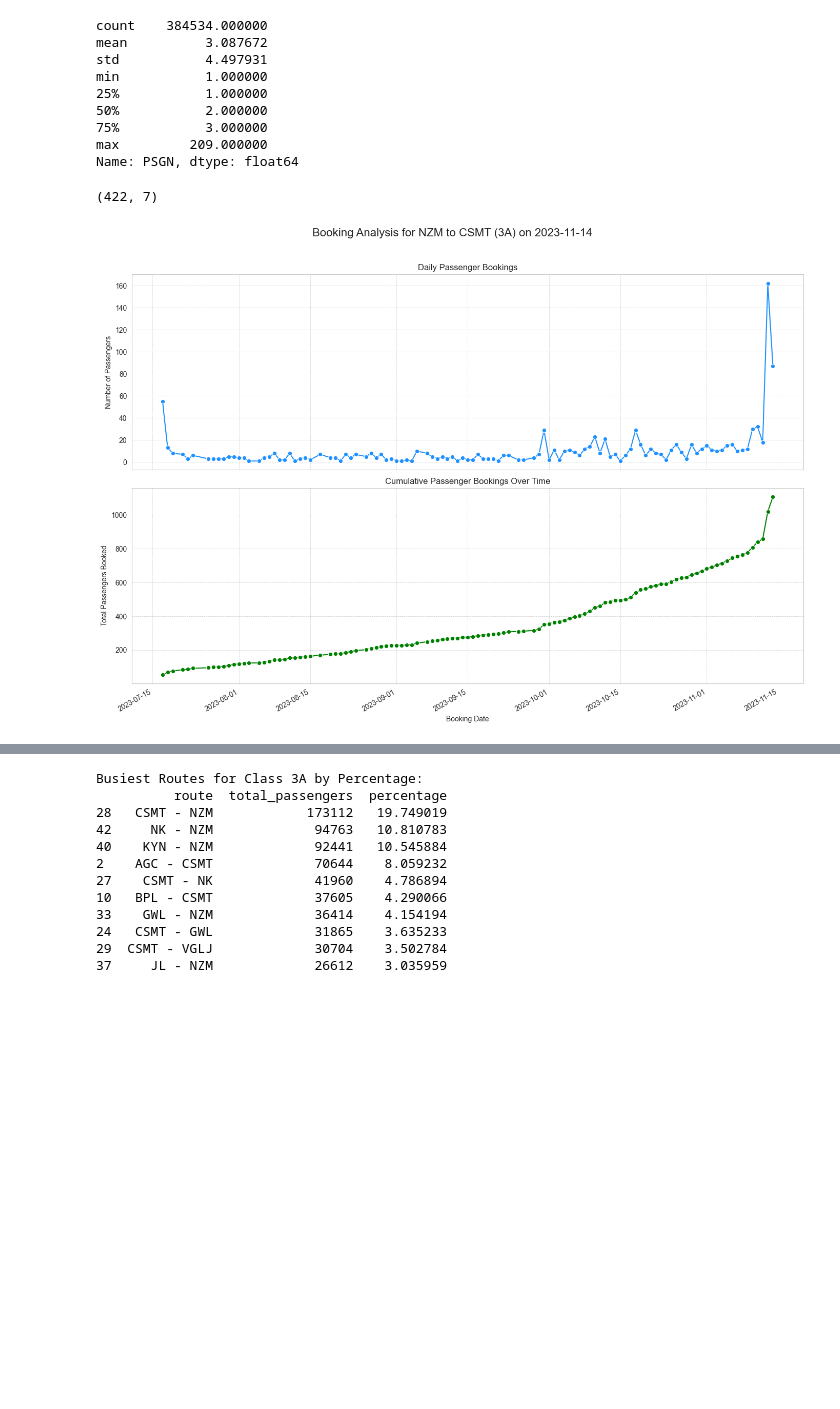
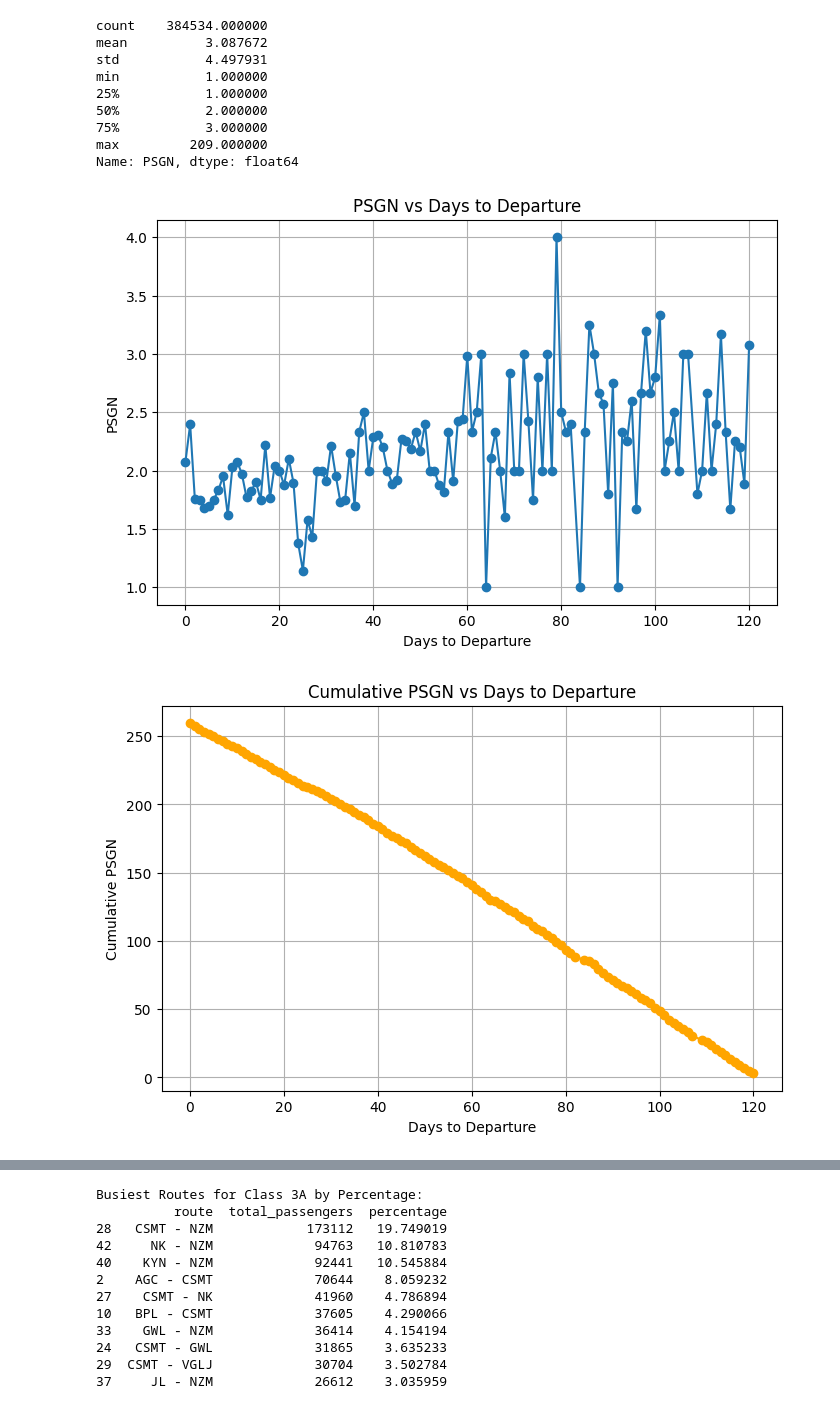
Before and after one commit to yashu1819/DPonTrain, a Jupyter notebook: Analysis/T22222.ipynb, the cells around one changed output, grey strips where cells are left out. Cells and saved outputs as stored; diff of their text form; code cells hidden in the pictures; blank space fills up the shorter version.

```diff
--- a/Analysis/T22222.ipynb
+++ b/Analysis/T22222.ipynb
@@ -93,64 +93,62 @@ import matplotlib.dates as mdates # Add this line
 # %%
 
 
 # 1. --- Define and filter for the specific journey ---
 # Change these values to analyze the journey you are interested in.
 journey_date_filter = '2023-11-14'
 brdpt_code_filter = 'NZM'
 resupto_code_filter = 'CSMT'
-cls_filter = '3A'
+cls_filter = '1A'
 
 # Apply the filters
 journey_df = df[
-    (df['journey_date'] == journey_date_filter) &
-    # (df['brdpt_code'] == brdpt_code_filter) &
-    # (df['resupto_code'] == resupto_code_filter) &
+
+    (df['brdpt_code'] == brdpt_code_filter) &
+    (df['resupto_code'] == resupto_code_filter) &
     (df['cls'] == cls_filter)
 ].copy()
 
-print(journey_df.shape)
+
 # 2. --- Prepare the data for plotting ---
 # Sort the data by booking date to ensure the cumulative sum is correct
-journey_df = journey_df.sort_values(by='booking_date')
-journey_df=journey_df.groupby('booking_date')['PSGN'].sum().reset_index()
-# Calculate the cumulative sum of passengers
+# journey_df = journey_df.sort_values(by='booking_date')
+# journey_df=journey_df.groupby('booking_date')['PSGN'].sum().reset_index()
+journey_df['journey_date']=pd.to_datetime(journey_df['journey_date'])
+journey_df['booking_date']=pd.to_datetime(journey_df['booking_date'])
+
+journey_df['days_to_departure']=(journey_df['journey_date']-journey_df['booking_date']).dt.days
+df11=journey_df.copy()
+journey_df=journey_df.groupby('days_to_departure')['PSGN'].mean().reset_index()
+journey_df = journey_df.sort_values(by='days_to_departure', ascending=False)
 journey_df['cumulative_psgn'] = journey_df['PSGN'].cumsum()
 
-# 3. --- Visualize the data ---
-# 3. --- Visualize the data ---
-# Set a nice plot style
-sns.set_style("whitegrid")
+import matplotlib.pyplot as plt
 
-# Create a figure with two subplots stacked vertically
-fig, axes = plt.subplots(2, 1, figsize=(14, 10), sharex=True)
+# Plot 1: PSGN vs days_to_departure
+plt.figure(figsize=(8,5))
+plt.plot(journey_df['days_to_departure'], journey_df['PSGN'], marker='o')
+plt.xlabel('Days to Departure')
+plt.ylabel('PSGN')
+plt.title('PSGN vs Days to Departure')
+plt.grid(True)
+plt.show()
 
-# Title for the entire figure
-fig.suptitle(f'Booking Analysis for {brdpt_code_filter} to {resupto_code_filter} ({cls_filter}) on {journey_date_filter}', fontsize=16)
+# Plot 2: cumulative_psgn vs days_to_departure
+plt.figure(figsize=(8,5))
+plt.plot(journey_df['days_to_departure'], journey_df['cumulative_psgn'], marker='o', color='orange')
+plt.xlabel('Days to Departure')
+plt.ylabel('Cumulative PSGN')
+plt.title('Cumulative PSGN vs Days to Departure')
+plt.grid(True)
+plt.show()
 
-# Plot 1: Daily Passenger Bookings (PSGN vs. Booking Date) - NOW INVISIBLE
-sns.lineplot(ax=axes[0], x='booking_date', y='PSGN', data=journey_df, marker='o', color='dodgerblue')
-axes[0].set_title('Daily Passenger Bookings')
-axes[0].set_ylabel('Number of Passengers')
-axes[0].grid(True, which='both', linestyle='--', linewidth=0.5)
-
-
-# Plot 2: Cumulative Passenger Bookings vs. Booking Date - NOW INVISIBLE
-sns.lineplot(ax=axes[1], x='booking_date', y='cumulative_psgn', data=journey_df, marker='o', color='green')
-axes[1].set_title('Cumulative Passenger Bookings Over Time')
-axes[1].set_xlabel('Booking Date')
-axes[1].set_ylabel('Total Passengers Booked')
-axes[1].grid(True, which='both', linestyle='--', linewidth=0.5)
-# date_format = mdates.DateFormatter('%d-%b')
-# axes[1].xaxis.set_major_formatter(date_format)
-
-# 2. Rotate the labels for better spacing
-plt.setp(axes[1].get_xticklabels(), rotation=30, ha="right")
-
-# Display the plots
-plt.tight_layout(rect=[0, 0, 1, 0.96])
-
-# Make sure to uncomment this line to see the plot
+# Plot 3: Distribution of PSGN
+plt.figure(figsize=(6,5))
+plt.boxplot(journey_df['PSGN'], vert=False)
+plt.xlabel('Days to Departure')
+plt.title('Box Plot of PSGN')
+plt.grid(True)
 plt.show()
 # %% [output]
-(422, 7)
-[figure, old version]
+[figure, new version]
+[figure, added]
```
Also changed, not shown: parts of 13 cells of this notebook, 2 other files.
